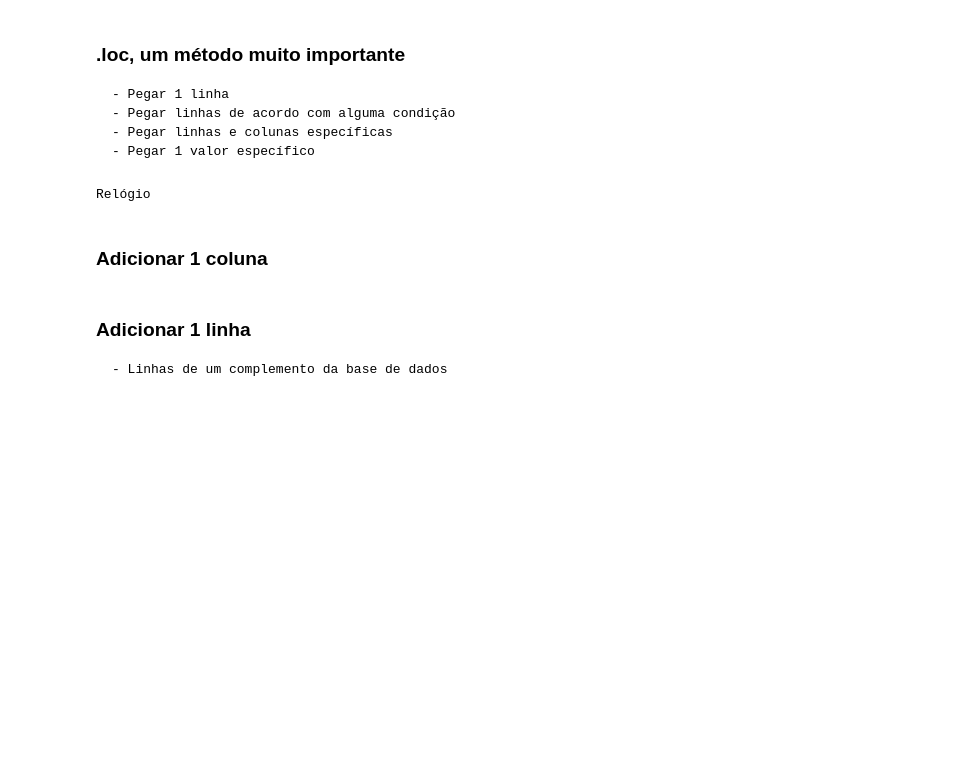
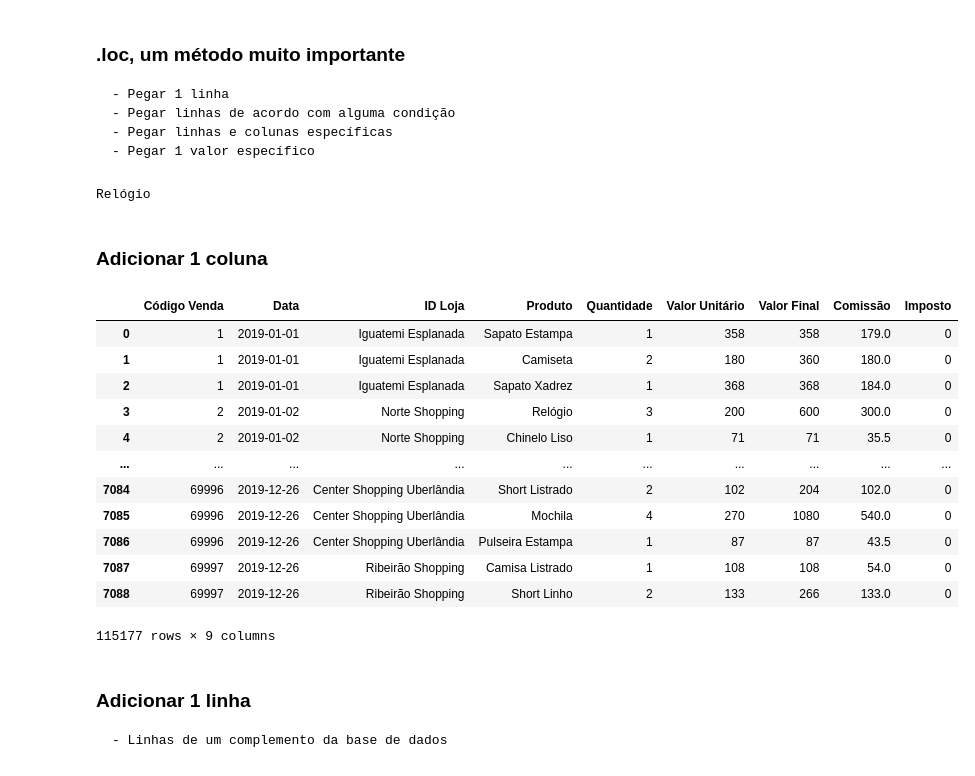
Before and after one commit to getwes/Pandas, a Jupyter notebook: Arquivo Inicial.ipynb, the cells around one changed output. Cells and saved outputs as stored; diff of their text form; code cells hidden in the pictures; blank space fills up the shorter version.

```diff
--- a/Arquivo Inicial.ipynb
+++ b/Arquivo Inicial.ipynb
@@ -128,6 +128,29 @@ print(vendas_df.loc[3, 'Produto'])
 Relógio
 # %% [markdown]
 ### Adicionar 1 coluna
+# %%
+# a partir de uma coluna que existe
+vendas_df['Comissão'] = vendas_df['Valor Final'] * 0.5 #VEZES O VALOR FINAL
+#display(vendas_df)
+
+#essa forma é menos custoza
+#criando uma coluna com valor padrão
+vendas_df.loc[:, "Imposto"] = 0 # : esse sinal o pandas entende como todas as linhas ou seja todas teram o valor 0
+display(vendas_df)
+# %% [output]
+|  | Código Venda | Data | ID Loja | Produto | Quantidade | Valor Unitário | Valor Final | Comissão | Imposto |
+| 0 | 1 | 2019-01-01 | Iguatemi Esplanada | Sapato Estampa | 1 | 358 | 358 | 179.0 | 0 |
+| 1 | 1 | 2019-01-01 | Iguatemi Esplanada | Camiseta | 2 | 180 | 360 | 180.0 | 0 |
+| 2 | 1 | 2019-01-01 | Iguatemi Esplanada | Sapato Xadrez | 1 | 368 | 368 | 184.0 | 0 |
+| 3 | 2 | 2019-01-02 | Norte Shopping | Relógio | 3 | 200 | 600 | 300.0 | 0 |
+| 4 | 2 | 2019-01-02 | Norte Shopping | Chinelo Liso | 1 | 71 | 71 | 35.5 | 0 |
+| ... | ... | ... | ... | ... | ... | ... | ... | ... | ... |
+| 7084 | 69996 | 2019-12-26 | Center Shopping Uberlândia | Short Listrado | 2 | 102 | 204 | 102.0 | 0 |
+| 7085 | 69996 | 2019-12-26 | Center Shopping Uberlândia | Mochila | 4 | 270 | 1080 | 540.0 | 0 |
+| 7086 | 69996 | 2019-12-26 | Center Shopping Uberlândia | Pulseira Estampa | 1 | 87 | 87 | 43.5 | 0 |
+| 7087 | 69997 | 2019-12-26 | Ribeirão Shopping | Camisa Listrado | 1 | 108 | 108 | 54.0 | 0 |
+| 7088 | 69997 | 2019-12-26 | Ribeirão Shopping | Short Linho | 2 | 133 | 266 | 133.0 | 0 |
+115177 rows × 9 columns
 # %% [markdown]
 ### Adicionar 1 linha
     - Linhas de um complemento da base de dados
```
Also changed, not shown: parts of 2 cells of this notebook.
